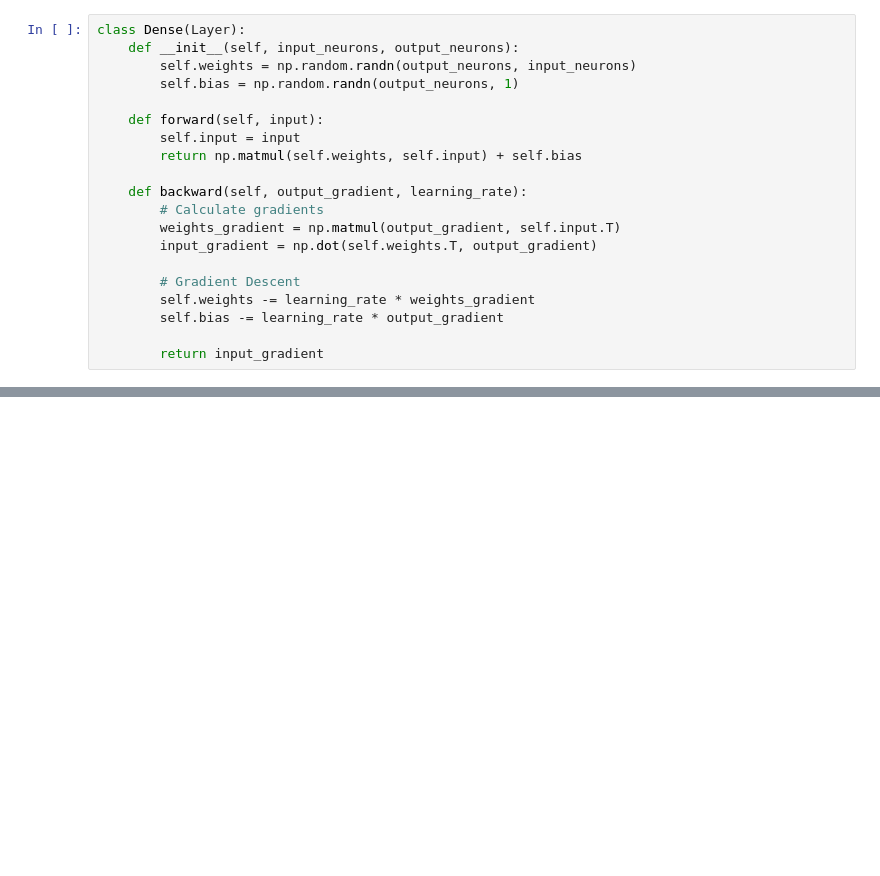
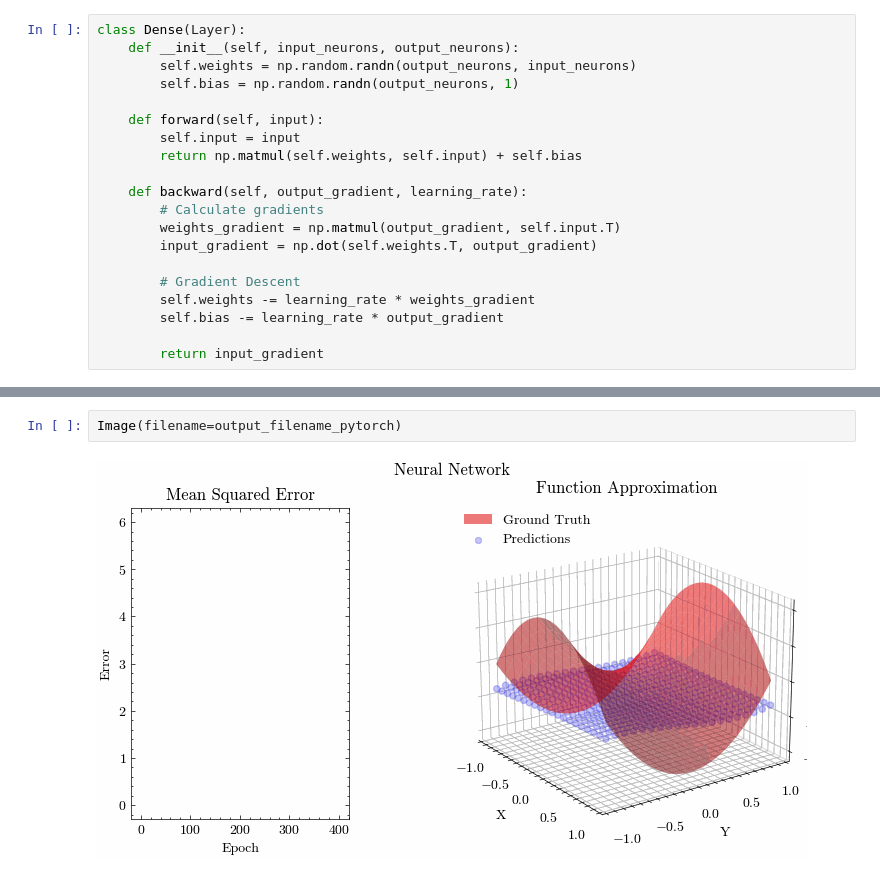
Before and after one commit to gavinkhung/neural-network, a Jupyter notebook: neural_network.ipynb, the cells around one changed output, grey strips where cells are left out. Cells and saved outputs as stored; diff of their text form; blank space fills up the shorter version.

```diff
--- a/neural_network.ipynb
+++ b/neural_network.ipynb
@@ -296,0 +543,4 @@ epoch: 200, MSE: 0.3145830966011098
+# %%
+Image(filename=output_filename_pytorch)
+# %% [output]
+[figure, added]
```
Also changed, not shown: parts of 32 cells of this notebook, 3 other files.
